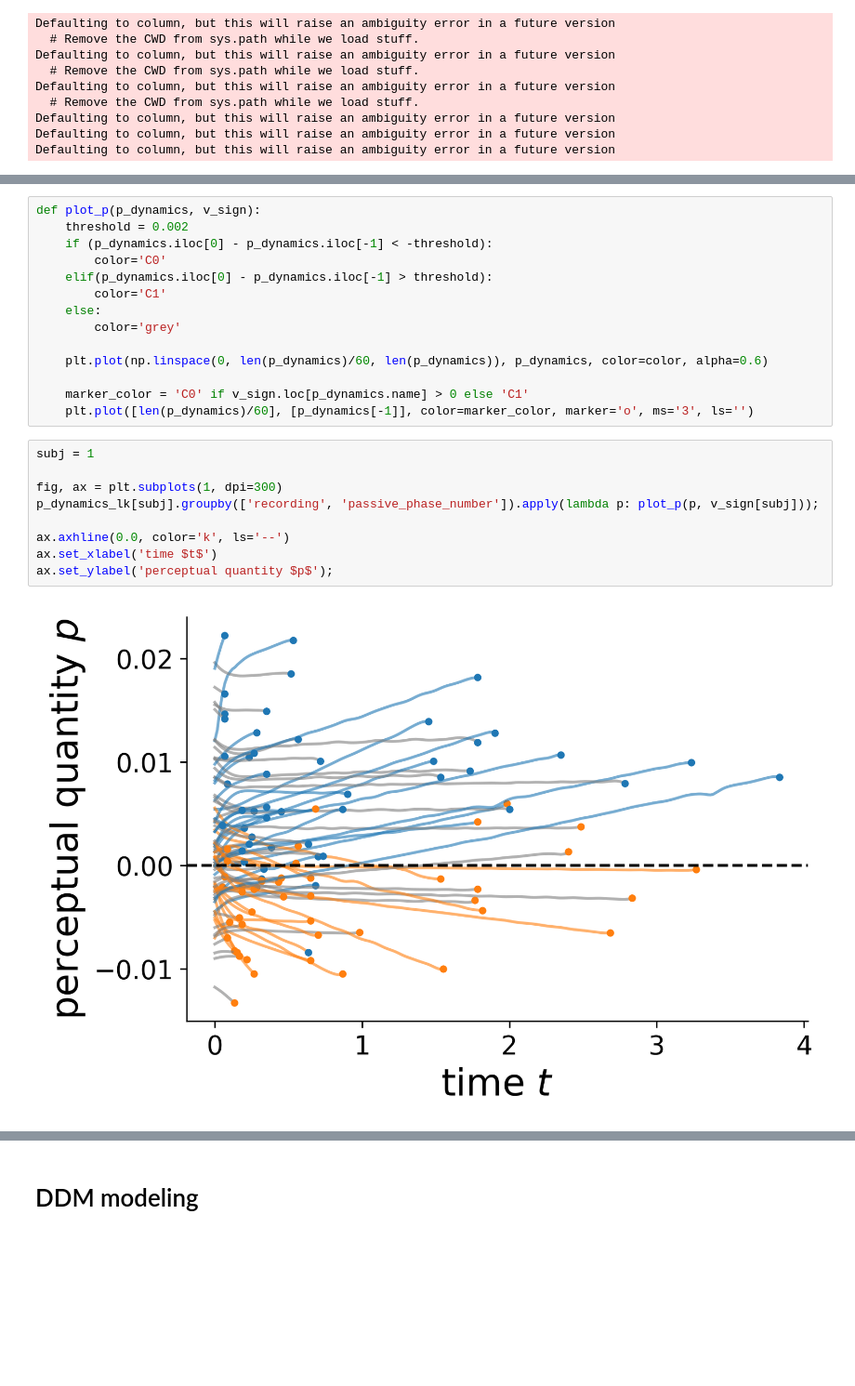
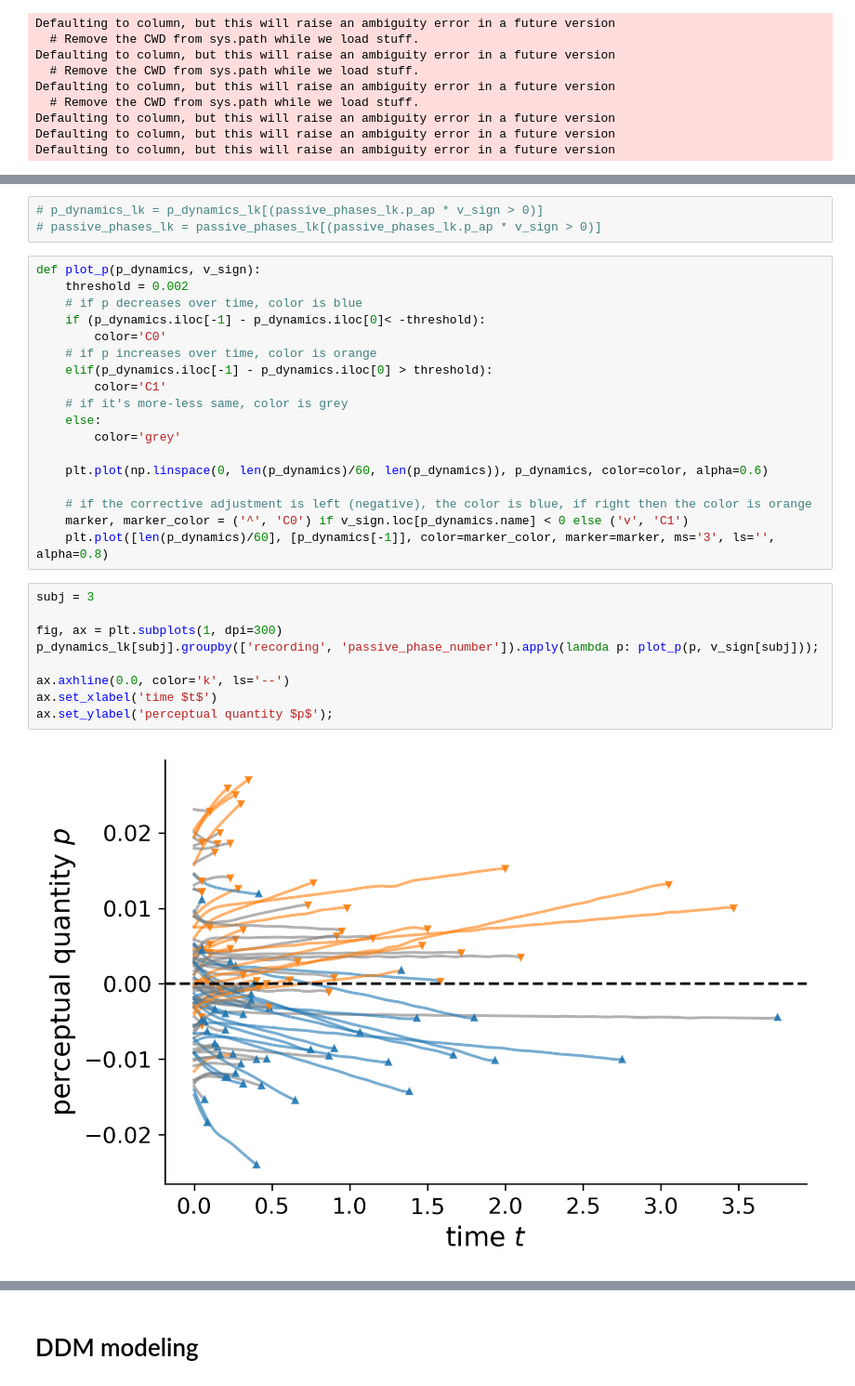
Before and after one commit to cherepaha/initiation, a Jupyter notebook: steering_data_analysis.ipynb, the cells around one changed output, grey strips where cells are left out. Shown: that part at 93% size. Cells and saved outputs as stored; diff of their text form; blank space fills up the shorter version.

```diff
--- a/steering_data_analysis.ipynb
+++ b/steering_data_analysis.ipynb
@@ -271,25 +275,32 @@ Defaulting to column, but this will raise an ambiguity error in a future version
+# %%
+# p_dynamics_lk = p_dynamics_lk[(passive_phases_lk.p_ap * v_sign > 0)]
+# passive_phases_lk = passive_phases_lk[(passive_phases_lk.p_ap * v_sign > 0)]
 # %%
 def plot_p(p_dynamics, v_sign):
     threshold = 0.002
-    if (p_dynamics.iloc[0] - p_dynamics.iloc[-1] < -threshold):
+    # if p decreases over time, color is blue
+    if (p_dynamics.iloc[-1] - p_dynamics.iloc[0]< -threshold):
         color='C0'
-    elif(p_dynamics.iloc[0] - p_dynamics.iloc[-1] > threshold):
+    # if p increases over time, color is orange
+    elif(p_dynamics.iloc[-1] - p_dynamics.iloc[0] > threshold):
         color='C1'
+    # if it's more-less same, color is grey
     else:
         color='grey'
 
     plt.plot(np.linspace(0, len(p_dynamics)/60, len(p_dynamics)), p_dynamics, color=color, alpha=0.6)
 
-    marker_color = 'C0' if v_sign.loc[p_dynamics.name] > 0 else 'C1'
-    plt.plot([len(p_dynamics)/60], [p_dynamics[-1]], color=marker_color, marker='o', ms='3', ls='')
+    # if the corrective adjustment is left (negative), the color is blue, if right then the color is orange
+    marker, marker_color = ('^', 'C0') if v_sign.loc[p_dynamics.name] < 0 else ('v', 'C1')
+    plt.plot([len(p_dynamics)/60], [p_dynamics[-1]], color=marker_color, marker=marker, ms='3', ls='', alpha=0.8)
 # %%
-subj = 1
+subj = 3
 
 fig, ax = plt.subplots(1, dpi=300)
 p_dynamics_lk[subj].groupby(['recording', 'passive_phase_number']).apply(lambda p: plot_p(p, v_sign[subj]));
 
 ax.axhline(0.0, color='k', ls='--')
 ax.set_xlabel('time $t$')
 ax.set_ylabel('perceptual quantity $p$');
 # %% [output]
-[figure, old version]
+[figure, new version]
```
Also changed, not shown: parts of 36 cells of this notebook, 2 other files.
